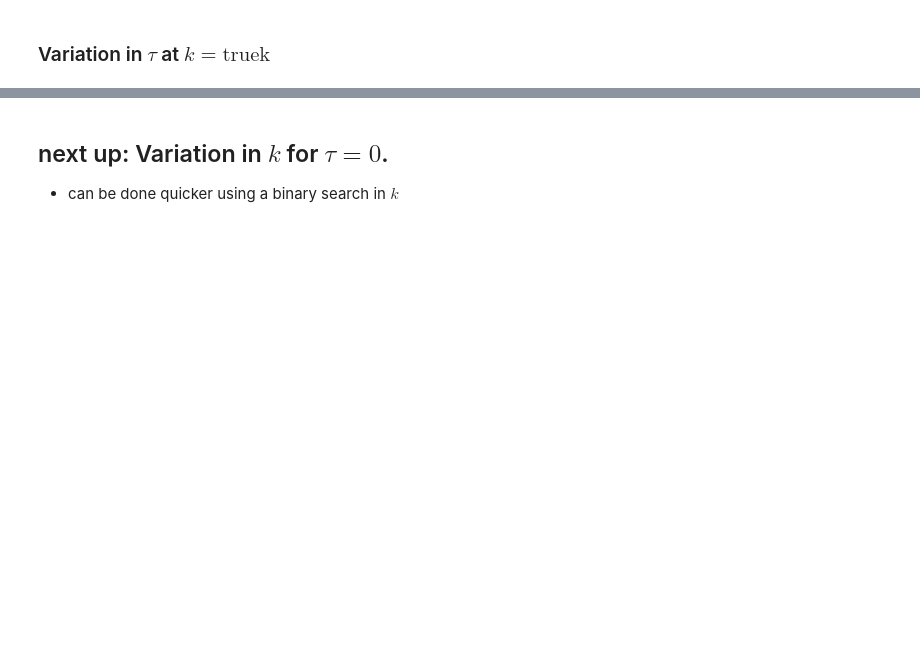
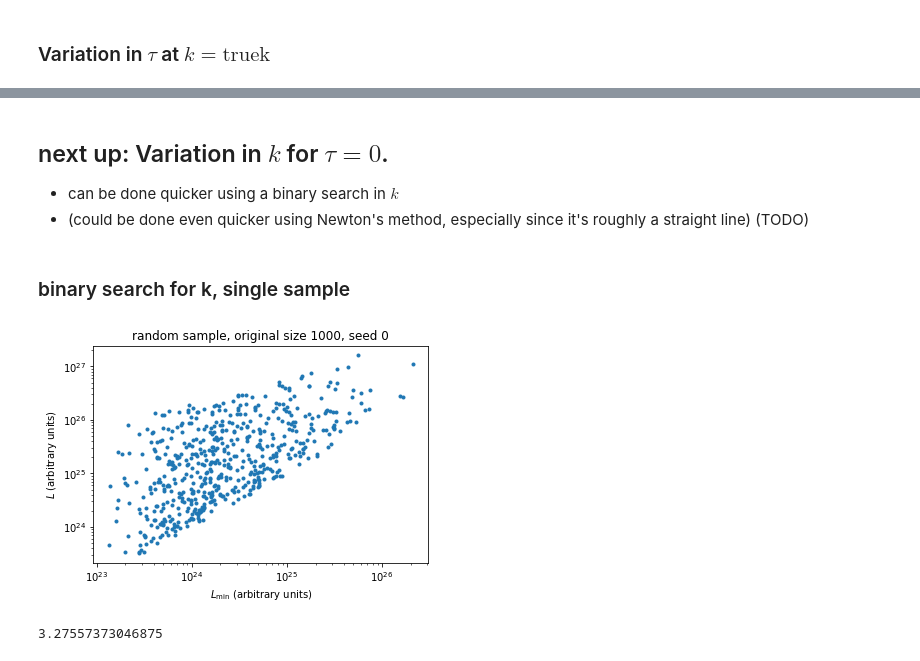
Before and after one commit to will-s-h/FRB-Project, a Jupyter notebook: Programs/ktau sim 2.0.ipynb, the cells around one changed output, grey strips where cells are left out. Drawn from its saved outputs; the diff is of its cells as text; code cells hidden in the pictures; blank space fills up the shorter version.

```diff
--- a/Programs/ktau sim 2.0.ipynb
+++ b/Programs/ktau sim 2.0.ipynb
@@ -204,3 +242,53 @@ std:  0.9995623617604094
 # %% [markdown]
 ## next up: Variation in $k$ for $\tau = 0$.
 - can be done quicker using a binary search in $k$
+- (could be done even quicker using Newton's method, especially since it's roughly a straight line) (TODO)
+# %% [markdown]
+### binary search for k, single sample
+# %%
+#create one sample
+seed = 0
+size = 1000 #original size of each sample
+truek = 3 #true value of k
+minL_func = standard #set the minimum luminosity function
+
+zsamp, Lsamp = sim.frb_sample(zparams=[-1.0, 1.0], Lparams=[1e23, 1e26, -1.2], size=size, seed=seed)
+Levo = Lsamp * kt.g_complex(zsamp, truek)
+minL = minL_func(zsamp, Levo)
+minL_trunc, L_trunc, z_trunc = kt.truncate(minL, Levo, zsamp)
+
+#make sure everything looks okay:
+plt.scatter(minL_trunc, L_trunc, marker='.')
+plt.yscale('log')
+plt.xscale('log')
+plt.title(f'random sample, original size {size}, seed {seed}')
+plt.xlabel('$L_\\mathrm{min}$ (arbitrary units)')
+plt.ylabel('$L$ (arbitrary units)')
+plt.show()
+# %% [output]
+[figure, added]
+# %%
+# binary search function
+# note that if k outside of the +-5 range will default to edge of this range
+
+def binary_search_k(minL, L, z, truek, precision=1e-3):
+    lo = truek-5
+    hi = truek+5
+
+    while hi - lo > precision:
+        kmid = (hi+lo)/2
+        taumid = kt.ktau_E(L, minL, z, gfunc=kt.g_complex, k=kmid, params="default")
+
+        if taumid > 0:
+            lo = kmid
+        elif taumid < 0:
+            hi = kmid
+        else:
+            return kmid
+
+    return (hi+lo)/2
+
+#test the function on this sample:
+print(binary_search_k(minL_trunc, L_trunc, z_trunc, 3))
+# %% [output]
+3.27557373046875
```
Also changed, not shown: parts of 17 cells of this notebook.
